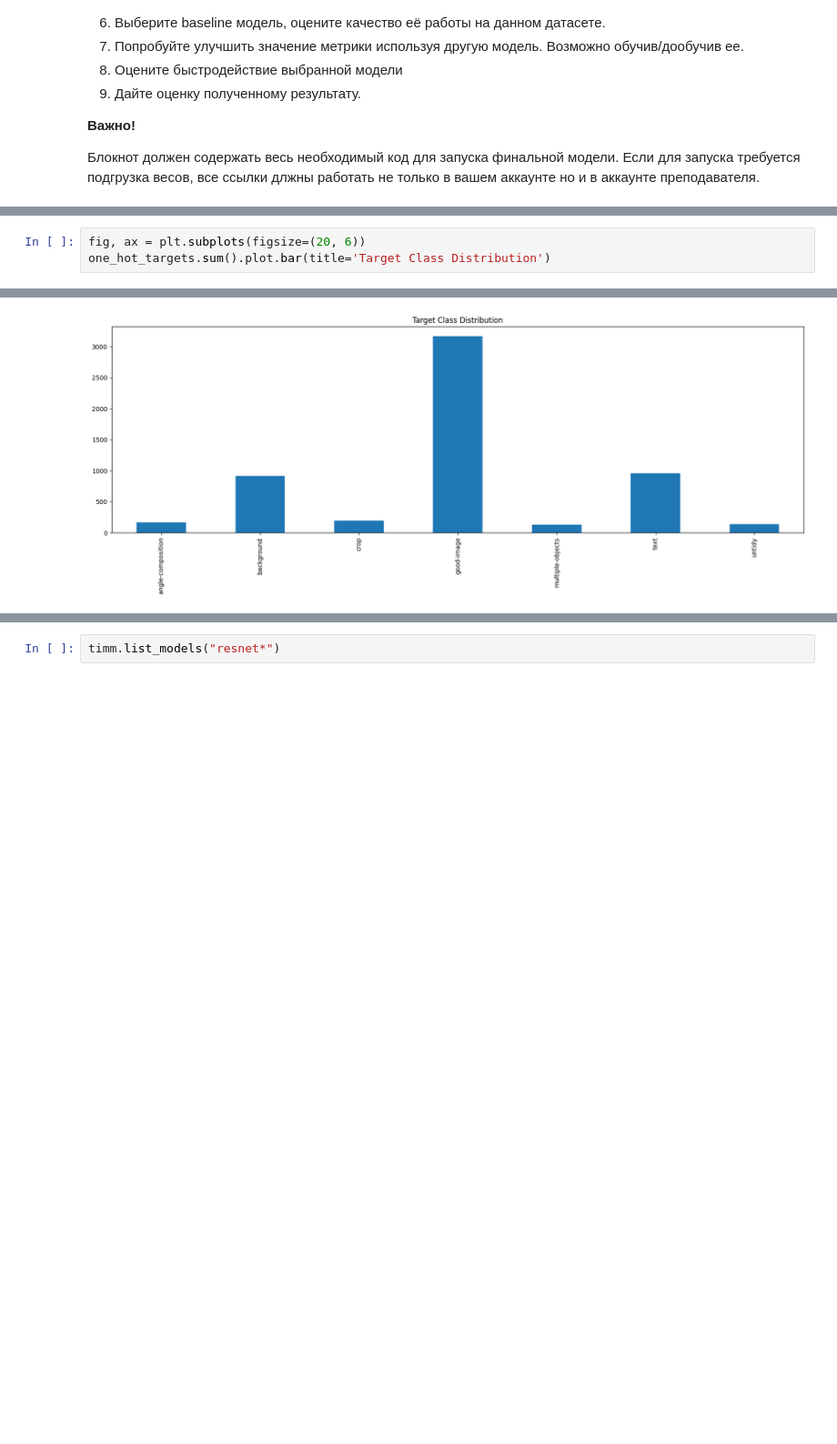
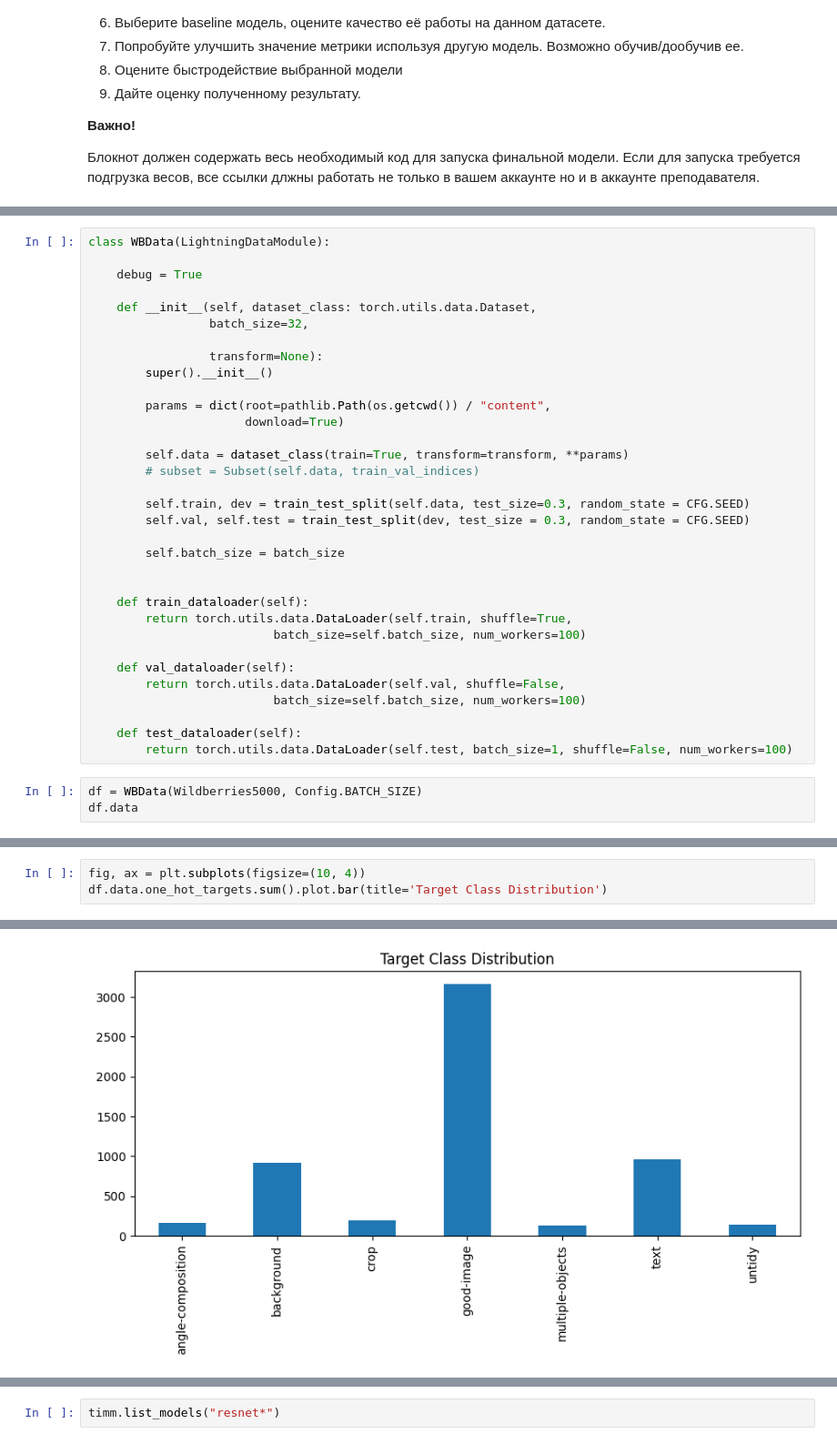
Before and after one commit to Luzinsan/intership, a Jupyter notebook: ex2/EX2_Quality.ipynb, the cells around one changed output, grey strips where cells are left out. Shown at 91% size. Saved outputs shown, nothing was run; the diff lists cells and outputs as text; blank space fills up the shorter version.

```diff
--- a/ex2/EX2_Quality.ipynb
+++ b/ex2/EX2_Quality.ipynb
@@ -60,0 +285,36 @@
+# %%
+class WBData(LightningDataModule):
+
+    debug = True
+
+    def __init__(self, dataset_class: torch.utils.data.Dataset,
+                 batch_size=32,
+
+                 transform=None):
+        super().__init__()
+
+        params = dict(root=pathlib.Path(os.getcwd()) / "content",
+                      download=True)
+
+        self.data = dataset_class(train=True, transform=transform, **params)
+        # subset = Subset(self.data, train_val_indices)
+
+        self.train, dev = train_test_split(self.data, test_size=0.3, random_state = CFG.SEED)
+        self.val, self.test = train_test_split(dev, test_size = 0.3, random_state = CFG.SEED)
+
+        self.batch_size = batch_size
+
+
+    def train_dataloader(self):
+        return torch.utils.data.DataLoader(self.train, shuffle=True,
+                          batch_size=self.batch_size, num_workers=100)
+
+    def val_dataloader(self):
+        return torch.utils.data.DataLoader(self.val, shuffle=False,
+                          batch_size=self.batch_size, num_workers=100)
+
+    def test_dataloader(self):
+        return torch.utils.data.DataLoader(self.test, batch_size=1, shuffle=False, num_workers=100)
+# %%
+df = WBData(Wildberries5000, Config.BATCH_SIZE)
+df.data
@@ -245,7 +331,7 @@ train_df
 # %%
-fig, ax = plt.subplots(figsize=(20, 6))
-one_hot_targets.sum().plot.bar(title='Target Class Distribution')
+fig, ax = plt.subplots(figsize=(10, 4))
+df.data.one_hot_targets.sum().plot.bar(title='Target Class Distribution')
 # %% [output]
 <Axes: title={'center': 'Target Class Distribution'}>
-[figure, old version]
+[figure, new version]
 # %%
```
Also changed, not shown: parts of 40 cells of this notebook, 3 other files.
